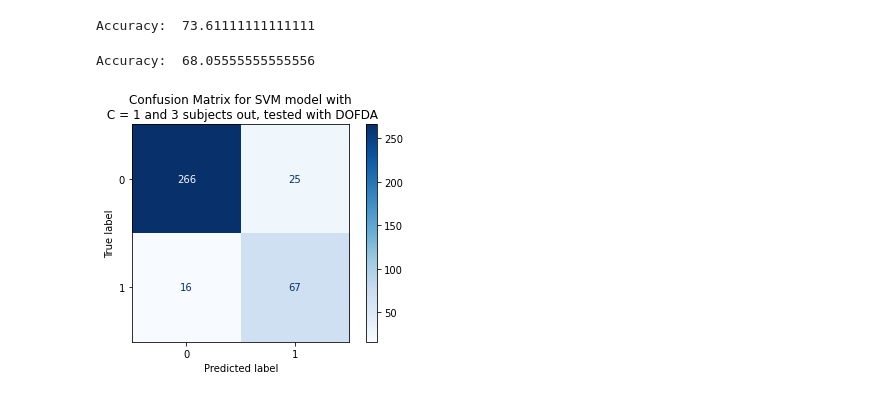
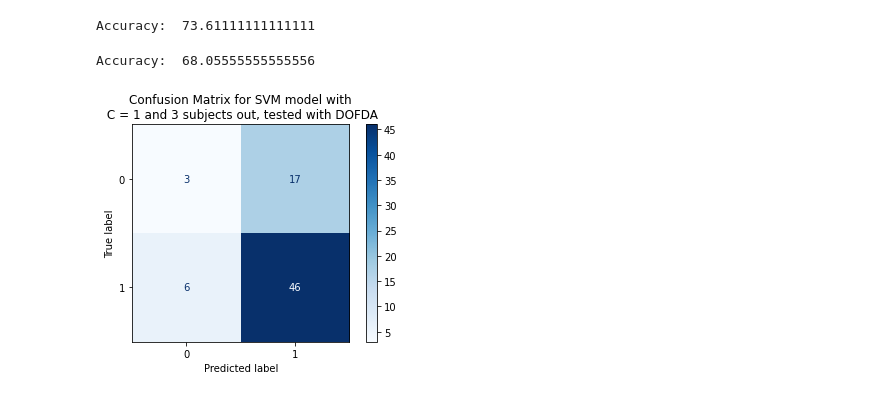
Before and after one commit to teddsords/Fall-Detection-and-Notification-System, a Jupyter notebook: SVM Models.ipynb, the cells around one changed output. Cells and saved outputs as stored; diff of their text form; code cells hidden in the pictures.

```diff
--- a/SVM Models.ipynb
+++ b/SVM Models.ipynb
@@ -1034,13 +1034,13 @@ Accuracy:  73.61111111111111
 # %%
 classifier = pickle.load(open('Models/SVM_linear_3_subjects_out.sav', 'rb'))
 y_predicted = classifier.predict(X_DOFDA)
 print('Accuracy: ', (accuracy_score(y_DOFDA, y_predicted))*100)
 
-on_mat = confusion_matrix(y_true=y_DOFDA, y_pred=y_predicted)
+con_mat = confusion_matrix(y_true=y_DOFDA, y_pred=y_predicted)
 disp = ConfusionMatrixDisplay(confusion_matrix=con_mat)
 disp.plot(cmap='Blues')
 plt.title('Confusion Matrix for SVM model with\n C = 1 and 3 subjects out, tested with DOFDA')
 plt.show()
 # %% [output]
 Accuracy:  68.05555555555556
-[figure, old version]
+[figure, new version]
```
